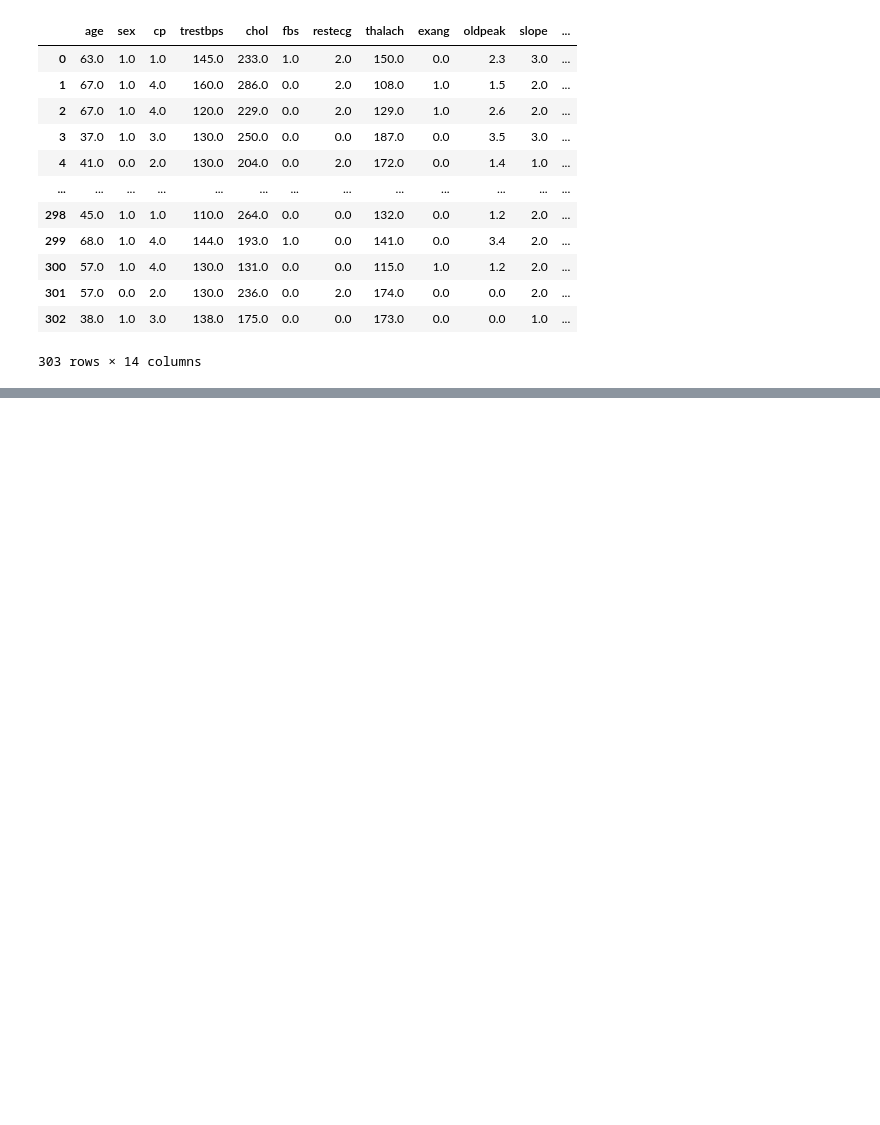
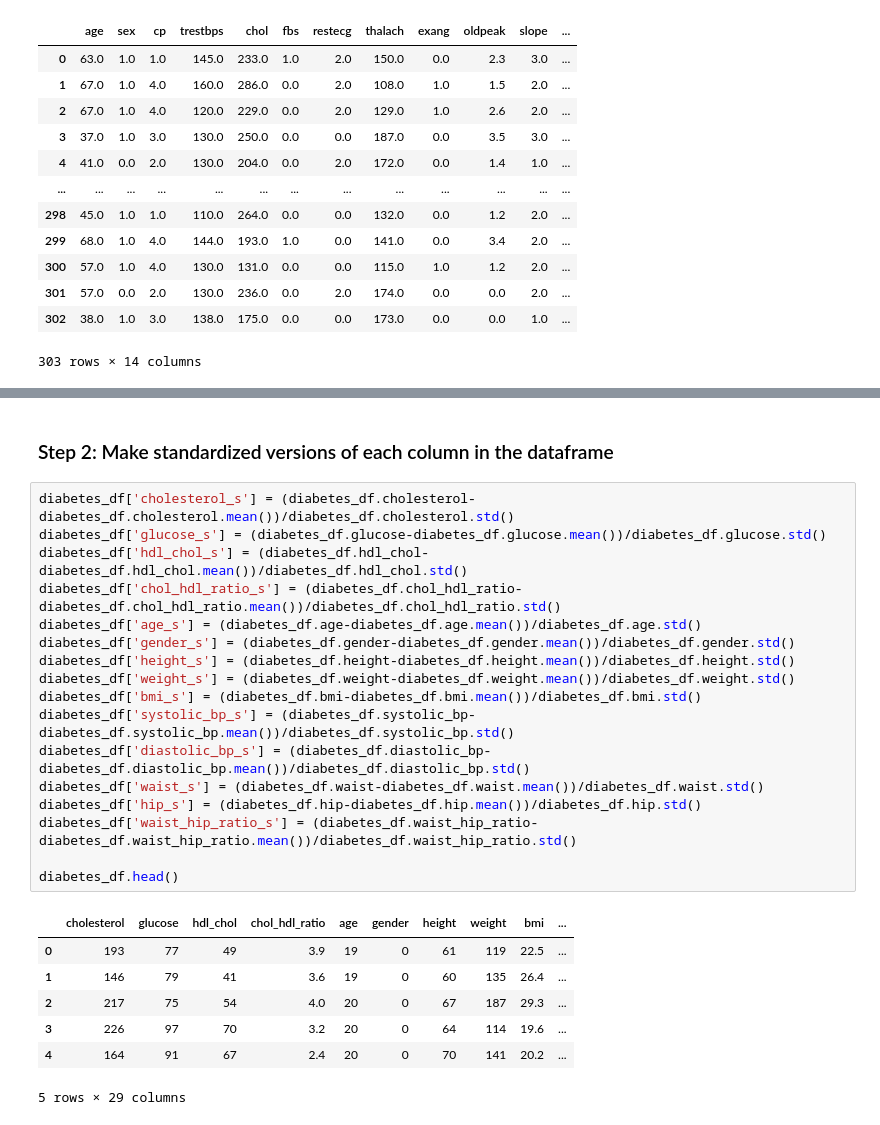
Before and after one commit to GavinMurdock/cs5830_project4, a Jupyter notebook: project4.ipynb, the cells around one changed output, grey strips where cells are left out. Drawn from its saved outputs; the diff is of its cells as text; blank space fills up the shorter version.

```diff
--- a/project4.ipynb
+++ b/project4.ipynb
@@ -59,0 +87,27 @@ df
+# %% [markdown]
+### Step 2: Make standardized versions of each column in the dataframe
+# %%
+diabetes_df['cholesterol_s'] = (diabetes_df.cholesterol-diabetes_df.cholesterol.mean())/diabetes_df.cholesterol.std()
+diabetes_df['glucose_s'] = (diabetes_df.glucose-diabetes_df.glucose.mean())/diabetes_df.glucose.std()
+diabetes_df['hdl_chol_s'] = (diabetes_df.hdl_chol-diabetes_df.hdl_chol.mean())/diabetes_df.hdl_chol.std()
+diabetes_df['chol_hdl_ratio_s'] = (diabetes_df.chol_hdl_ratio-diabetes_df.chol_hdl_ratio.mean())/diabetes_df.chol_hdl_ratio.std()
+diabetes_df['age_s'] = (diabetes_df.age-diabetes_df.age.mean())/diabetes_df.age.std()
+diabetes_df['gender_s'] = (diabetes_df.gender-diabetes_df.gender.mean())/diabetes_df.gender.std()
+diabetes_df['height_s'] = (diabetes_df.height-diabetes_df.height.mean())/diabetes_df.height.std()
+diabetes_df['weight_s'] = (diabetes_df.weight-diabetes_df.weight.mean())/diabetes_df.weight.std()
+diabetes_df['bmi_s'] = (diabetes_df.bmi-diabetes_df.bmi.mean())/diabetes_df.bmi.std()
+diabetes_df['systolic_bp_s'] = (diabetes_df.systolic_bp-diabetes_df.systolic_bp.mean())/diabetes_df.systolic_bp.std()
+diabetes_df['diastolic_bp_s'] = (diabetes_df.diastolic_bp-diabetes_df.diastolic_bp.mean())/diabetes_df.diastolic_bp.std()
+diabetes_df['waist_s'] = (diabetes_df.waist-diabetes_df.waist.mean())/diabetes_df.waist.std()
+diabetes_df['hip_s'] = (diabetes_df.hip-diabetes_df.hip.mean())/diabetes_df.hip.std()
+diabetes_df['waist_hip_ratio_s'] = (diabetes_df.waist_hip_ratio-diabetes_df.waist_hip_ratio.mean())/diabetes_df.waist_hip_ratio.std()
+
+diabetes_df.head()
+# %% [output]
+|  | cholesterol | glucose | hdl_chol | chol_hdl_ratio | age | gender | height | weight | bmi | ... |
+| 0 | 193 | 77 | 49 | 3.9 | 19 | 0 | 61 | 119 | 22.5 | ... |
+| 1 | 146 | 79 | 41 | 3.6 | 19 | 0 | 60 | 135 | 26.4 | ... |
+| 2 | 217 | 75 | 54 | 4.0 | 20 | 0 | 67 | 187 | 29.3 | ... |
+| 3 | 226 | 97 | 70 | 3.2 | 20 | 0 | 64 | 114 | 19.6 | ... |
+| 4 | 164 | 91 | 67 | 2.4 | 20 | 0 | 70 | 141 | 20.2 | ... |
+5 rows × 29 columns
```
Also changed, not shown: parts of 10 cells of this notebook, 1 other file.
